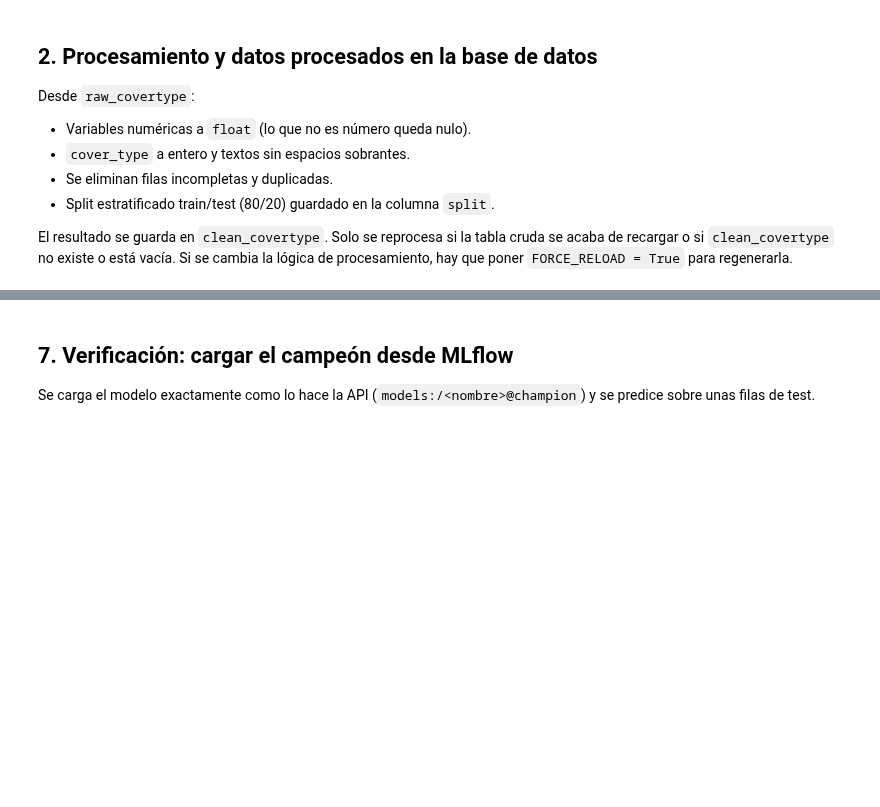
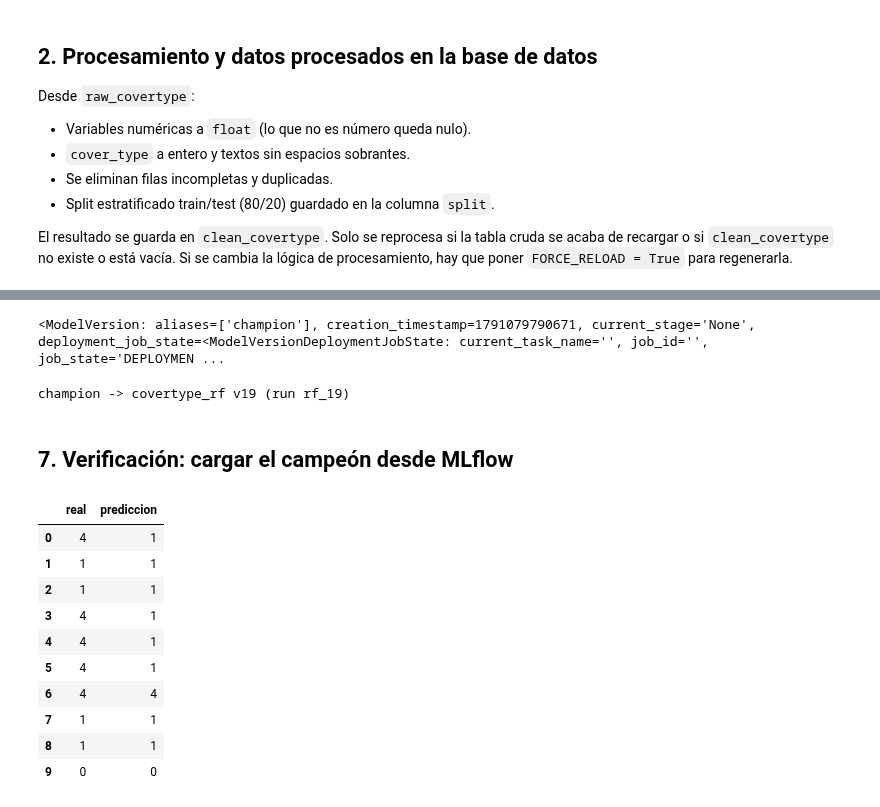
Before and after one commit to crissebasbol/mlops-course, a Jupyter notebook: taller4/jupyter/notebooks/covertype_mlflow.ipynb, the cells around one changed output, grey strips where cells are left out. Saved outputs shown, nothing was run; the diff lists cells and outputs as text; code cells hidden in the pictures; blank space fills up the shorter version.

```diff
--- a/taller4/jupyter/notebooks/covertype_mlflow.ipynb
+++ b/taller4/jupyter/notebooks/covertype_mlflow.ipynb
@@ -170,0 +210,7 @@ y_train.value_counts().sort_index()
+# %%
+train_df = data[data["split"] == "train"]
+test_df = data[data["split"] == "test"]
+
+FEATURES = NUMERIC_FEATURES + CATEGORICAL_FEATURES
+X_train, y_train = train_df[FEATURES].astype({c: "object" for c in CATEGORICAL_FEATURES}), train_df[TARGET]
+X_test, y_test = test_df[FEATURES].astype({c: "object" for c in CATEGORICAL_FEATURES}), test_df[TARGET]
@@ -201,11 +275,9 @@ print("combinaciones:", len(param_grid))
 # %%
-mlflow.set_experiment(EXPERIMENT_NAME)
-
 results = []
 parent_name = f"grid_rf_{datetime.now():%Y%m%d_%H%M%S}"
 
 with mlflow.start_run(run_name=parent_name) as parent_run:
-    mlflow.log_params({"sample_size": SAMPLE_SIZE, "n_combinations": len(param_grid), "random_state": RANDOM_STATE})
+    mlflow.log_params({"n_combinations": len(param_grid), "random_state": RANDOM_STATE})
     mlflow.set_tags({"data_table": "clean_covertype", "model_name": MODEL_NAME})
     mlflow.log_input(
         mlflow.data.from_pandas(train_df, name="clean_covertype_train", targets=TARGET),
@@ -273,4 +416,14 @@ best
+# %%
+client.update_model_version(
+    MODEL_NAME,
+    str(best["version"]),
+    description=f"Mejor del grid {parent_name}: accuracy={best['accuracy']:.4f}, f1_macro={best['f1_macro']:.4f}",
+)
+# %% [output]
+<ModelVersion: aliases=['champion'], creation_timestamp=1791079790671, current_stage='None', deployment_job_state=<ModelVersionDeploymentJobState: current_task_name='', job_id='', job_state='DEPLOYMEN ...
+# %%
+print(f"champion -> {MODEL_NAME} v{best['version']} (run {best['run']})")
+# %% [output]
+champion -> covertype_rf v19 (run rf_19)
 # %% [markdown]
 ## 7. Verificación: cargar el campeón desde MLflow
-
-Se carga el modelo exactamente como lo hace la API (`models:/<nombre>@champion`) y se predice sobre unas filas de test.
@@ -281,0 +440,15 @@ pd.DataFrame({"real": y_test.head(5).to_numpy(), "prediccion": champion.predict(
+# %%
+muestra = X_test.head(10)
+pd.DataFrame({"real": y_test.head(10).to_numpy(), "prediccion": champion.predict(muestra)})
+# %% [output]
+|  | real | prediccion |
+| 0 | 4 | 1 |
+| 1 | 1 | 1 |
+| 2 | 1 | 1 |
+| 3 | 4 | 1 |
+| 4 | 4 | 1 |
+| 5 | 4 | 1 |
+| 6 | 4 | 4 |
+| 7 | 1 | 1 |
+| 8 | 1 | 1 |
+| 9 | 0 | 0 |
```
Also changed, not shown: parts of 39 cells of this notebook.
